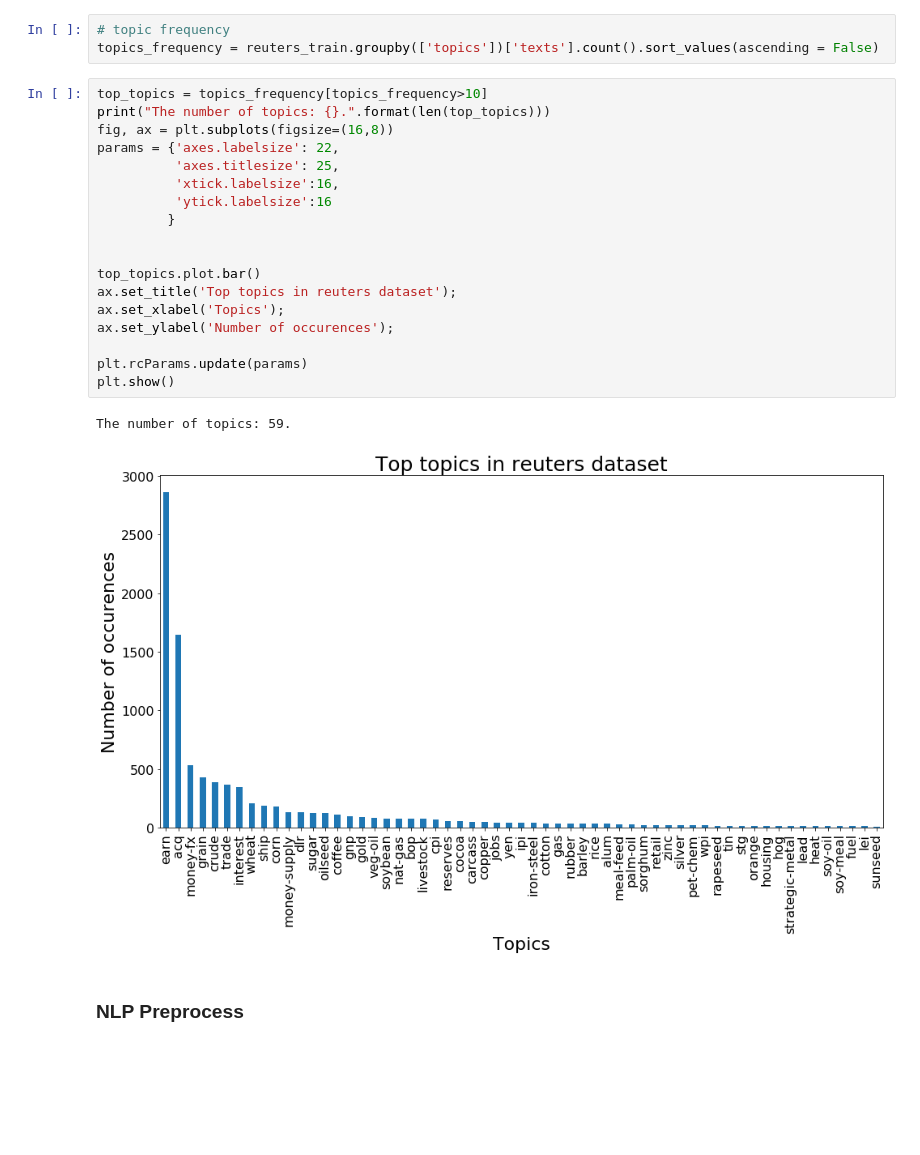
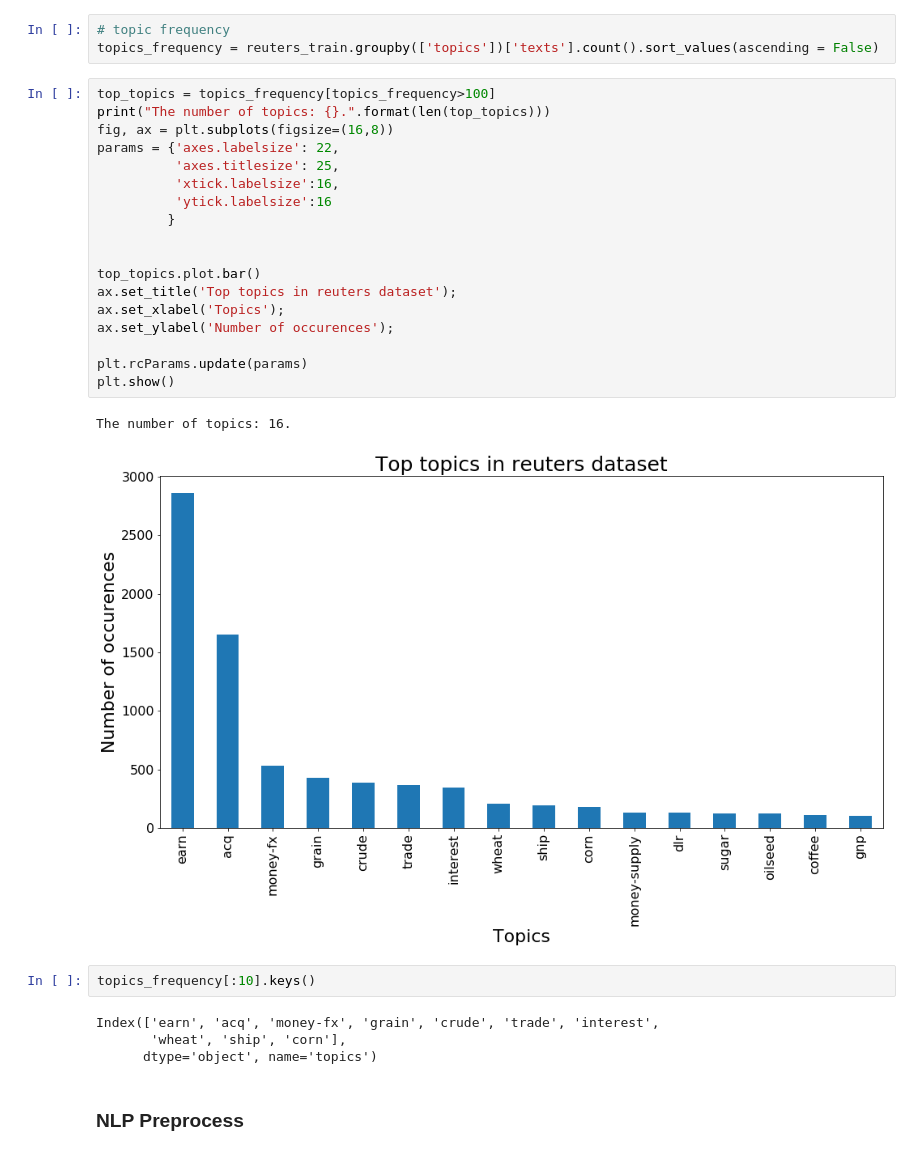
Before and after one commit to yinhao0424/reuters, a Jupyter notebook: ReutersEmbedding.ipynb, the cells around one changed output. Saved outputs shown, nothing was run; the diff lists cells and outputs as text; blank space fills up the shorter version.

```diff
--- a/ReutersEmbedding.ipynb
+++ b/ReutersEmbedding.ipynb
@@ -44,26 +44,32 @@ reuters_train.head()
 # topic frequency
 topics_frequency = reuters_train.groupby(['topics'])['texts'].count().sort_values(ascending = False)
 # %%
-top_topics = topics_frequency[topics_frequency>10]
+top_topics = topics_frequency[topics_frequency>100]
 print("The number of topics: {}.".format(len(top_topics)))
 fig, ax = plt.subplots(figsize=(16,8))
 params = {'axes.labelsize': 22,
           'axes.titlesize': 25,
           'xtick.labelsize':16,
           'ytick.labelsize':16
          }
 
 
 top_topics.plot.bar()
 ax.set_title('Top topics in reuters dataset');
 ax.set_xlabel('Topics');
 ax.set_ylabel('Number of occurences');
 
 plt.rcParams.update(params)
 plt.show()
 # %% [output]
-The number of topics: 59.
+The number of topics: 16.
-[figure, old version]
+[figure, new version]
+# %%
+topics_frequency[:10].keys()
+# %% [output]
+Index(['earn', 'acq', 'money-fx', 'grain', 'crude', 'trade', 'interest',
+       'wheat', 'ship', 'corn'],
+      dtype='object', name='topics')
 # %% [markdown]
 ### NLP Preprocess
 # %%
```
Also changed, not shown: parts of 2 cells of this notebook, 1 other file.
